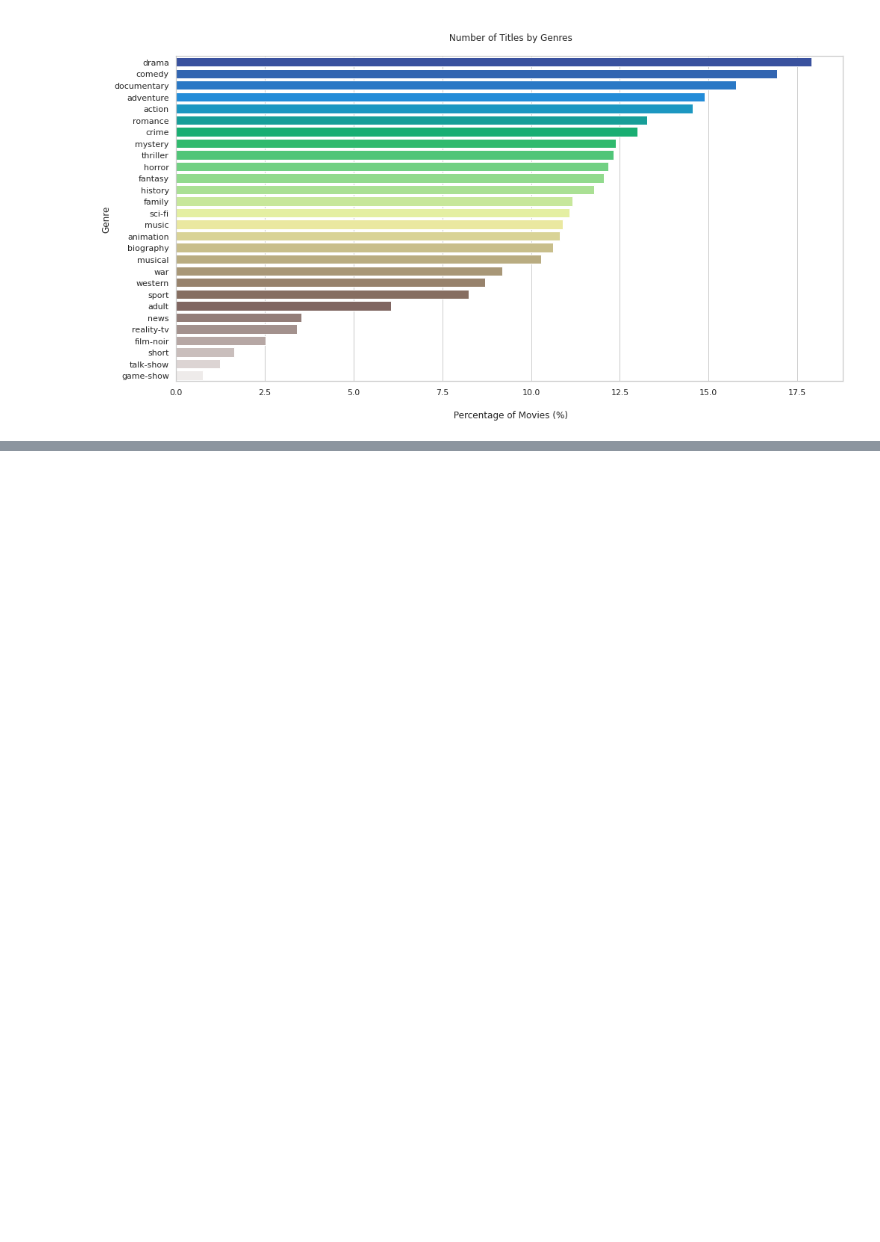
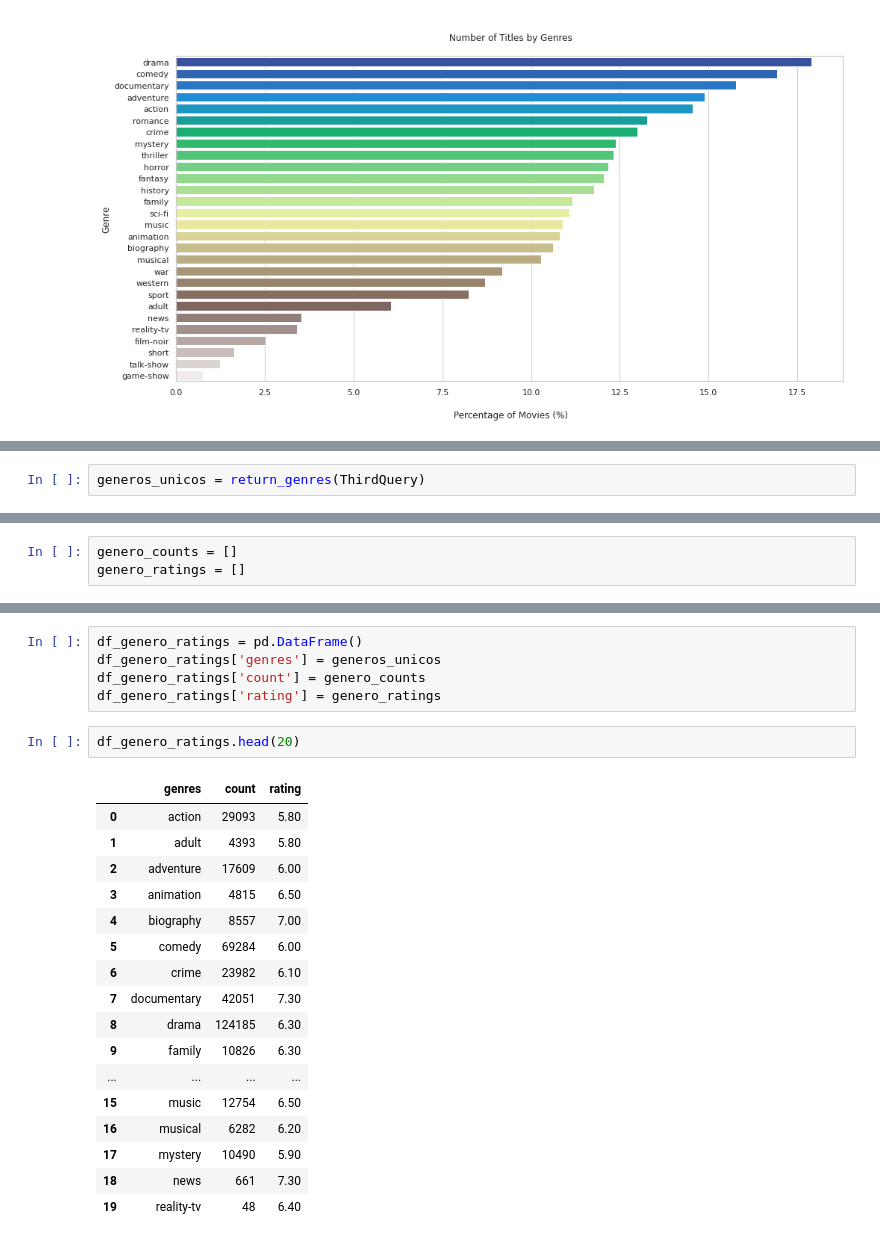
Before and after one commit to DiasMelissa/PythonProfound, a Jupyter notebook: Script15.ipynb, the cells around one changed output, grey strips where cells are left out. Cells and saved outputs as stored; diff of their text form; blank space fills up the shorter version.

```diff
--- a/Script15.ipynb
+++ b/Script15.ipynb
@@ -302,0 +334,2 @@ Text(0.5, 1.0, '\n Number of Titles by Genres\n')
+# %%
+generos_unicos = return_genres(ThirdQuery)
@@ -302,0 +356,3 @@ Text(0.5, 1.0, '\n Number of Titles by Genres\n')
+# %%
+genero_counts = []
+genero_ratings = []
@@ -302,0 +368,25 @@ Text(0.5, 1.0, '\n Number of Titles by Genres\n')
+# %%
+df_genero_ratings = pd.DataFrame()
+df_genero_ratings['genres'] = generos_unicos
+df_genero_ratings['count'] = genero_counts
+df_genero_ratings['rating'] = genero_ratings
+# %%
+df_genero_ratings.head(20)
+# %% [output]
+|  | genres | count | rating |
+| 0 | action | 29093 | 5.80 |
+| 1 | adult | 4393 | 5.80 |
+| 2 | adventure | 17609 | 6.00 |
+| 3 | animation | 4815 | 6.50 |
+| 4 | biography | 8557 | 7.00 |
+| 5 | comedy | 69284 | 6.00 |
+| 6 | crime | 23982 | 6.10 |
+| 7 | documentary | 42051 | 7.30 |
+| 8 | drama | 124185 | 6.30 |
+| 9 | family | 10826 | 6.30 |
+| ... | ... | ... | ... |
+| 15 | music | 12754 | 6.50 |
+| 16 | musical | 6282 | 6.20 |
+| 17 | mystery | 10490 | 5.90 |
+| 18 | news | 661 | 7.30 |
+| 19 | reality-tv | 48 | 6.40 |
```
Also changed, not shown: parts of 16 cells of this notebook.
